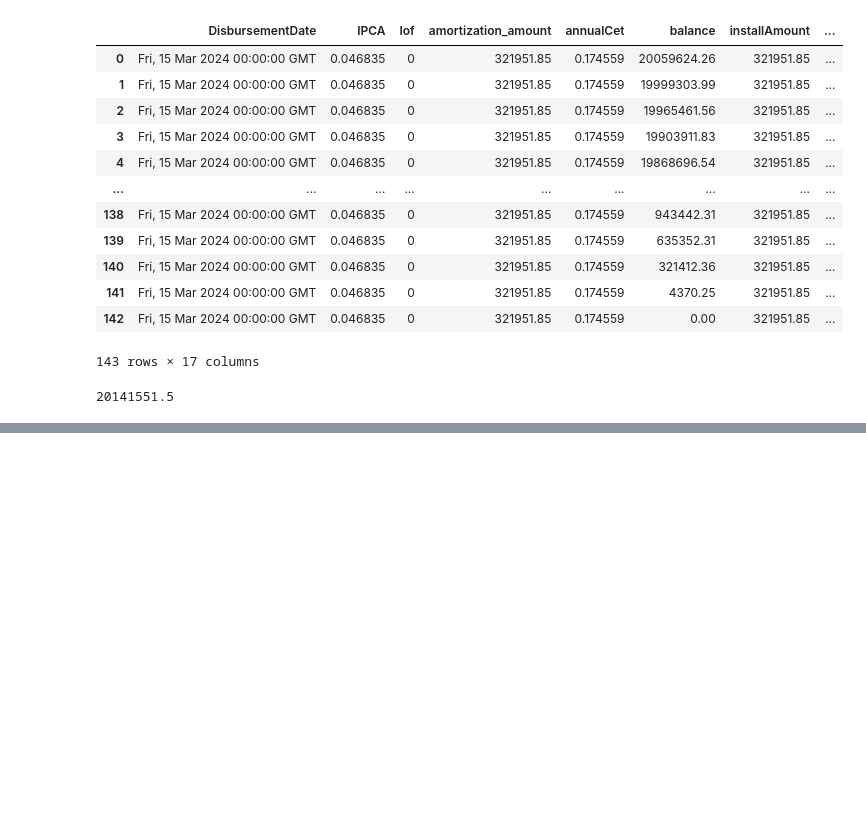
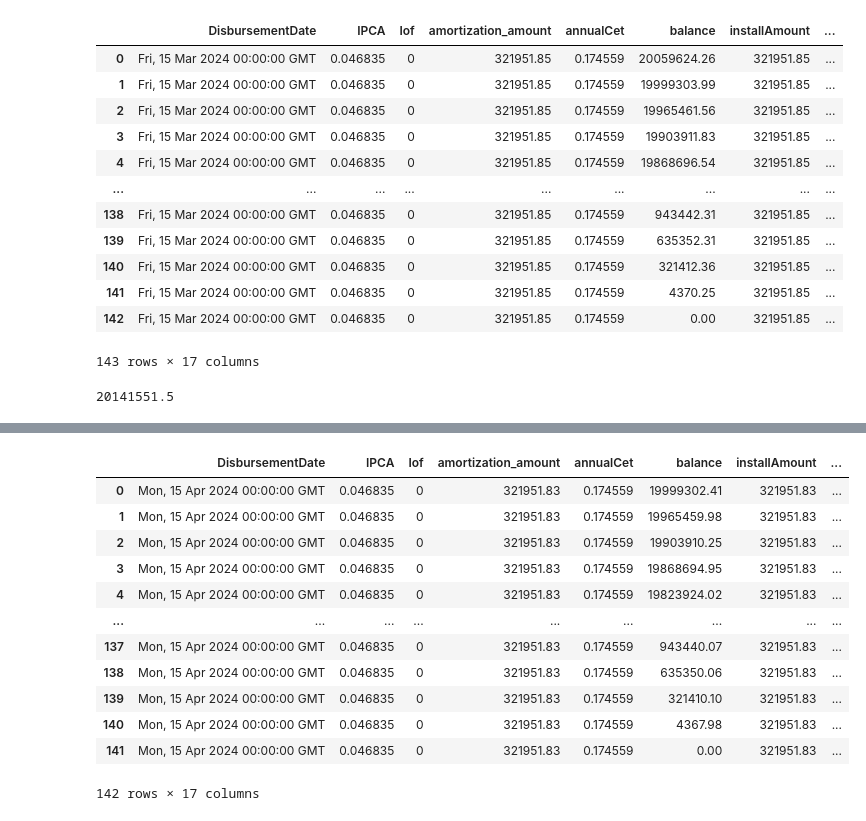
Before and after one commit to ormenesse/install-application, a Jupyter notebook: resultsToTable.ipynb, the cells around one changed output, grey strips where cells are left out. Cells and saved outputs as stored; diff of their text form; code cells hidden in the pictures; blank space fills up the shorter version.

```diff
--- a/resultsToTable.ipynb
+++ b/resultsToTable.ipynb
@@ -70,0 +75,4 @@ df2['principal'].sum()
+# %%
+url = f'https://install-app-prod.hmg.gyramais.com.br/installapp/priceTableTabular/?preApproved={Valor3}&Period={Tempo-2}&interestRate={TaxaJuros}&DisbursementDate={DataDesembolso}&PaymentDate={DataPagamento}&Partner=Gyra&IPCA=True&Fees=False&Iof=False&AdjustedIof=True'
+# %%
+_json_ = requests.get(url)
@@ -70,0 +83,16 @@ df2['principal'].sum()
+# %%
+pd.json_normalize(_json_.json())
+# %% [output]
+|  | DisbursementDate | IPCA | Iof | amortization_amount | annualCet | balance | installAmount | ... |
+| 0 | Mon, 15 Apr 2024 00:00:00 GMT | 0.046835 | 0 | 321951.83 | 0.174559 | 19999302.41 | 321951.83 | ... |
+| 1 | Mon, 15 Apr 2024 00:00:00 GMT | 0.046835 | 0 | 321951.83 | 0.174559 | 19965459.98 | 321951.83 | ... |
+| 2 | Mon, 15 Apr 2024 00:00:00 GMT | 0.046835 | 0 | 321951.83 | 0.174559 | 19903910.25 | 321951.83 | ... |
+| 3 | Mon, 15 Apr 2024 00:00:00 GMT | 0.046835 | 0 | 321951.83 | 0.174559 | 19868694.95 | 321951.83 | ... |
+| 4 | Mon, 15 Apr 2024 00:00:00 GMT | 0.046835 | 0 | 321951.83 | 0.174559 | 19823924.02 | 321951.83 | ... |
+| ... | ... | ... | ... | ... | ... | ... | ... | ... |
+| 137 | Mon, 15 Apr 2024 00:00:00 GMT | 0.046835 | 0 | 321951.83 | 0.174559 | 943440.07 | 321951.83 | ... |
+| 138 | Mon, 15 Apr 2024 00:00:00 GMT | 0.046835 | 0 | 321951.83 | 0.174559 | 635350.06 | 321951.83 | ... |
+| 139 | Mon, 15 Apr 2024 00:00:00 GMT | 0.046835 | 0 | 321951.83 | 0.174559 | 321410.10 | 321951.83 | ... |
+| 140 | Mon, 15 Apr 2024 00:00:00 GMT | 0.046835 | 0 | 321951.83 | 0.174559 | 4367.98 | 321951.83 | ... |
+| 141 | Mon, 15 Apr 2024 00:00:00 GMT | 0.046835 | 0 | 321951.83 | 0.174559 | 0.00 | 321951.83 | ... |
+142 rows × 17 columns
```
Also changed, not shown: parts of 2 cells of this notebook, 1 other file.
